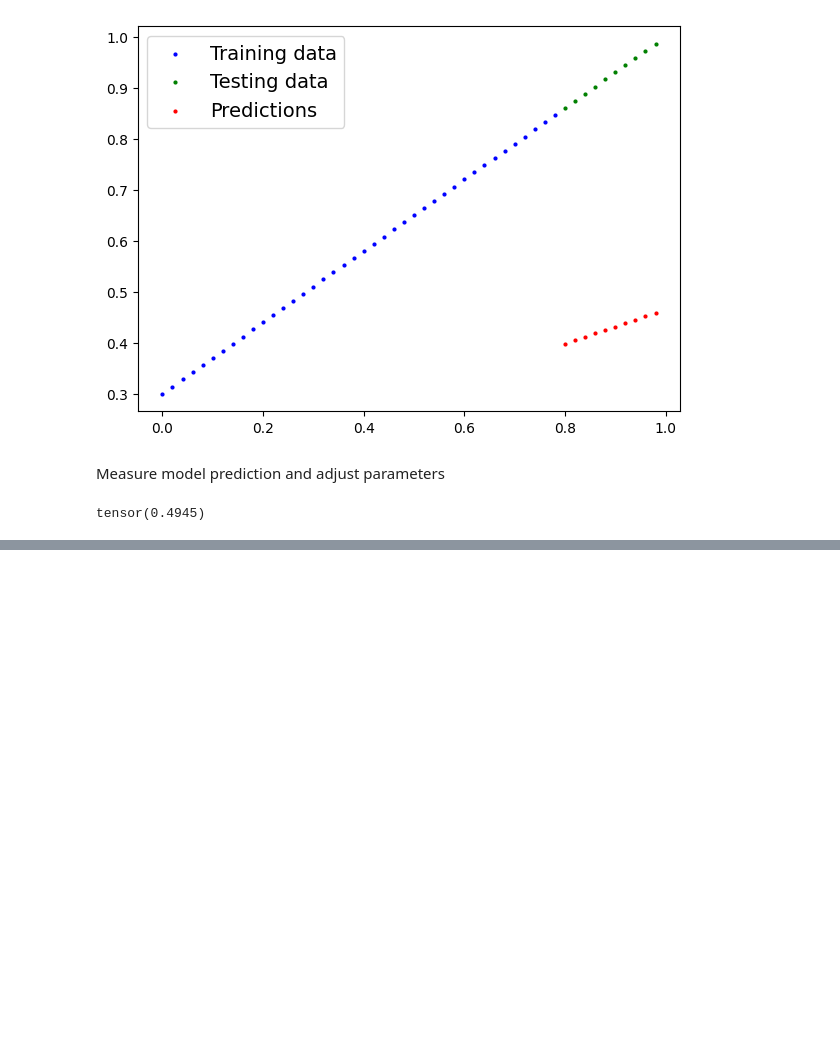
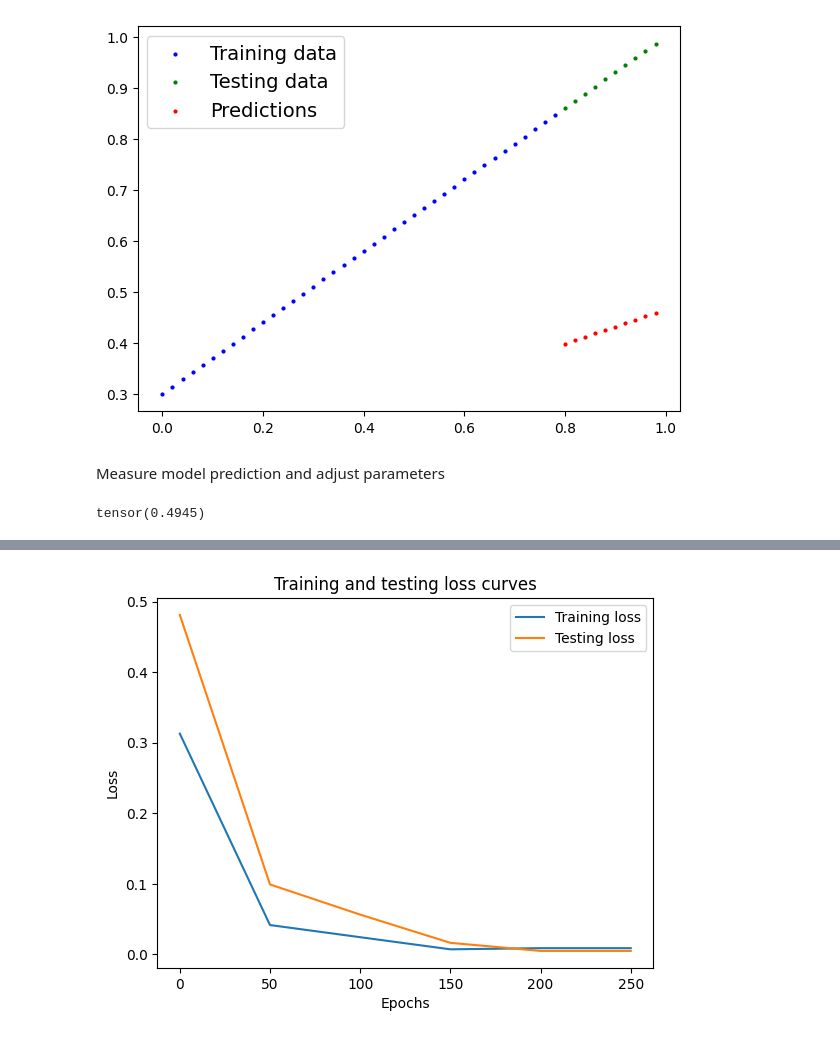
Before and after one commit to kvalge/pytorch-project, a Jupyter notebook: pytorch_project.ipynb, the cells around one changed output, grey strips where cells are left out. Cells and saved outputs as stored; diff of their text form; code cells hidden in the pictures; blank space fills up the shorter version.

```diff
--- a/pytorch_project.ipynb
+++ b/pytorch_project.ipynb
@@ -149,0 +154,9 @@ predicitons_plot(predictions=y_preds_new)
+# %%
+plt.plot(epoch_count, np.array(torch.tensor(train_loss_values).numpy()), label="Training loss")
+plt.plot(epoch_count, np.array(torch.tensor(test_loss_values).numpy()), label="Testing loss")
+plt.title("Training and testing loss curves")
+plt.ylabel("Loss")
+plt.xlabel("Epochs")
+plt.legend();
+# %% [output]
+[figure, added]
```
Also changed, not shown: parts of 6 cells of this notebook.
